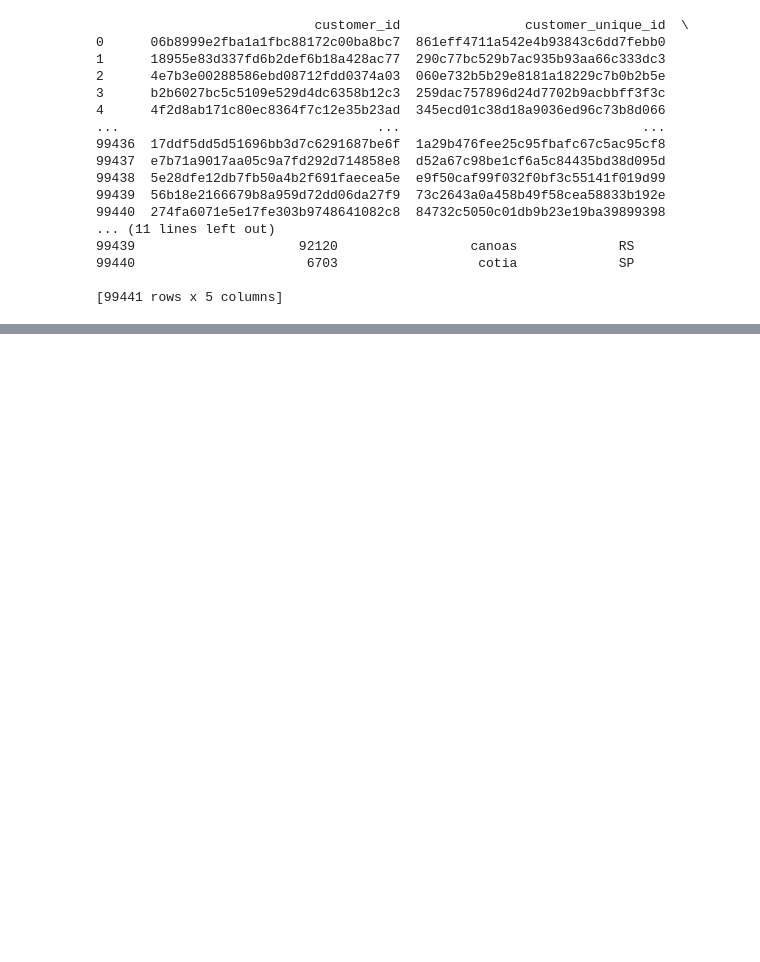
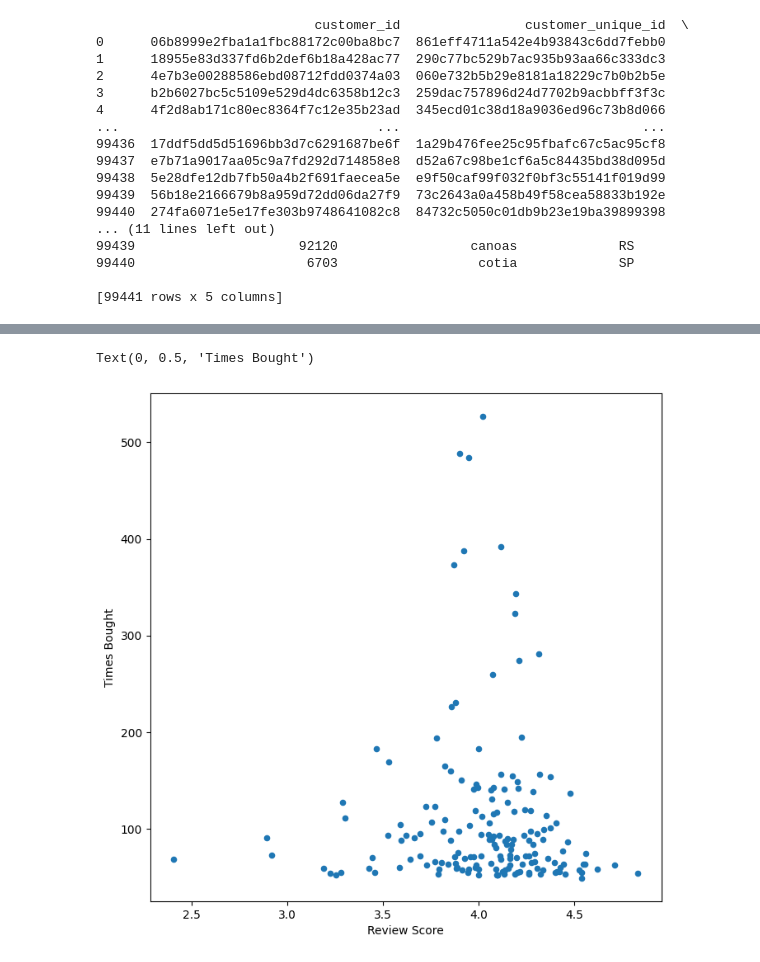
Before and after one commit to CalfinChoo/dscxpeak-fall2022, a Jupyter notebook: recommender.ipynb, the cells around one changed output, grey strips where cells are left out. Cells and saved outputs as stored; diff of their text form; code cells hidden in the pictures; blank space fills up the shorter version.

```diff
--- a/recommender.ipynb
+++ b/recommender.ipynb
@@ -132,0 +172,7 @@ for i in range(0, len(distances.flatten())):
+# %%
+products_review_bought_graph = df_aggregate_product.iloc[:500].reset_index().plot(x='average_score', y='times_bought', kind='scatter', figsize=(8,8))
+products_review_bought_graph.set_xlabel("Review Score")
+products_review_bought_graph.set_ylabel("Times Bought")
+# %% [output]
+Text(0, 0.5, 'Times Bought')
+[figure, added]
```
Also changed, not shown: parts of 7 cells of this notebook, 1 other file.
